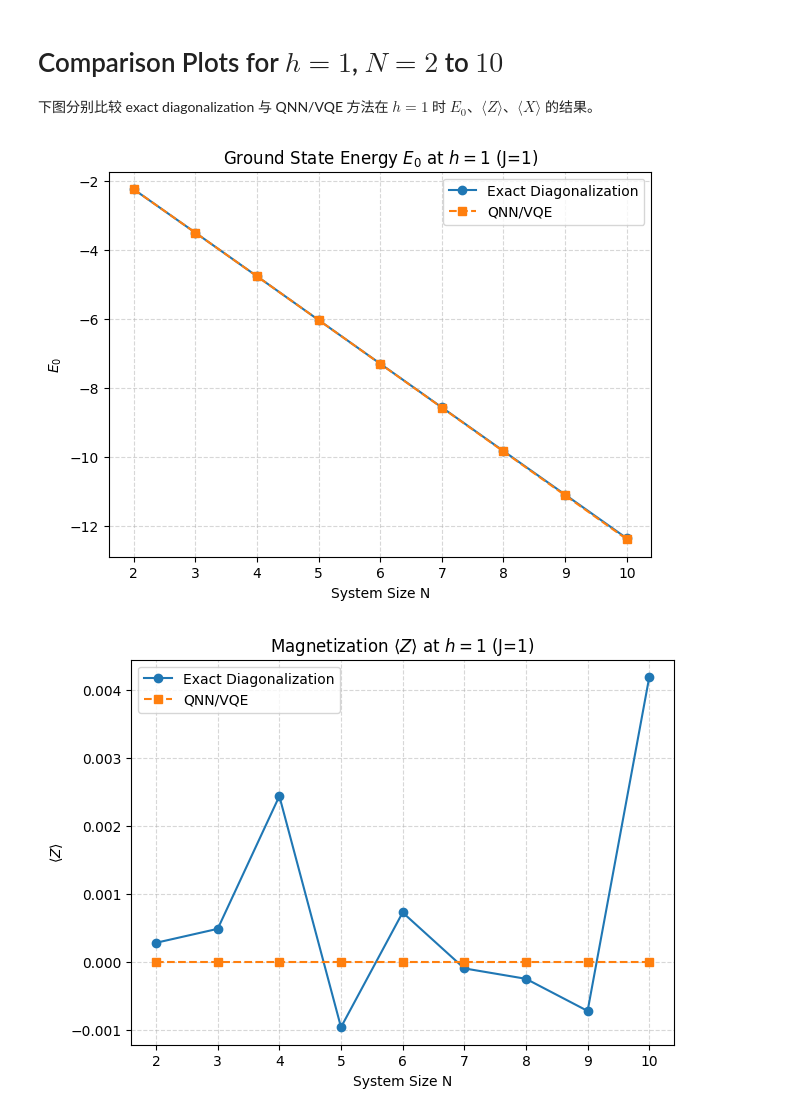
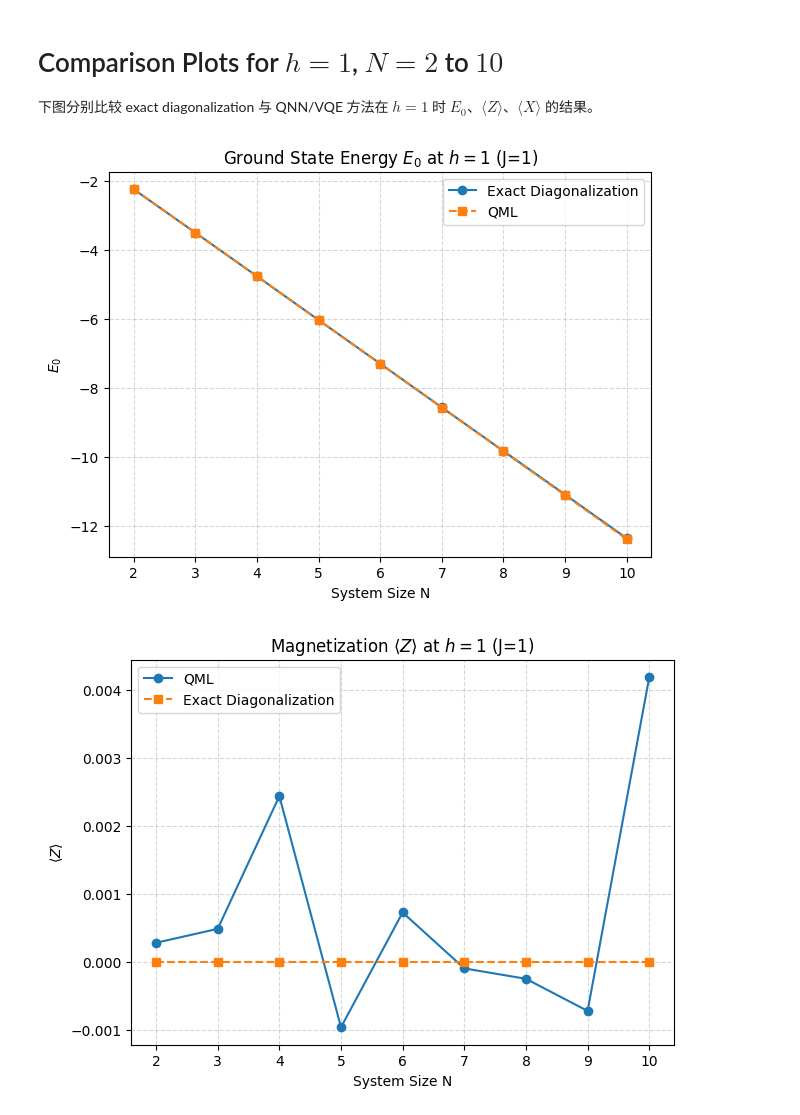
Before and after one commit to jindahe/quantum-many-body-by-QML, a Jupyter notebook: compare.ipynb, the cells around one changed output. Saved outputs shown, nothing was run; the diff lists cells and outputs as text; code cells hidden in the pictures.

```diff
--- a/compare.ipynb
+++ b/compare.ipynb
@@ -17,36 +17,36 @@ X_dia = np.array([0.894537, 0.842585, 0.811119, 0.788909, 0.773863, 0.761768, 0.
 E0_qnn = np.array([-2.236068, -3.493959, -4.758770, -6.026674, -7.296230, -8.566772, -9.837951, -11.109566, -12.381490])
 Z_qnn = np.array([0.000000, -0.000000, -0.000000, 0.000000, -0.000000, -0.000000, 0.000000, 0.000000, -0.000000])
 X_qnn = np.array([0.894427, 0.842363, 0.810095, 0.787732, 0.771145, 0.758264, 0.747924, 0.739408, 0.732255])
 
 plt.figure(figsize=(7,5))
 plt.plot(N_list, E0_dia, 'o-', label='Exact Diagonalization')
-plt.plot(N_list, E0_qnn, 's--', label='QNN/VQE')
+plt.plot(N_list, E0_qnn, 's--', label='QML')
 plt.xlabel('System Size N')
 plt.ylabel(r'$E_0$')
 plt.title(r'Ground State Energy $E_0$ at $h=1$ (J=1)')
 plt.legend()
 plt.grid(True, ls='--', alpha=0.5)
 plt.show()
 
 plt.figure(figsize=(7,5))
-plt.plot(N_list, Z_dia, 'o-', label='Exact Diagonalization')
-plt.plot(N_list, Z_qnn, 's--', label='QNN/VQE')
+plt.plot(N_list, Z_dia, 'o-', label='QML')
+plt.plot(N_list, Z_qnn, 's--', label='Exact Diagonalization')
 plt.xlabel('System Size N')
 plt.ylabel(r'$\langle Z \rangle$')
 plt.title(r'Magnetization $\langle Z \rangle$ at $h=1$ (J=1)')
 plt.legend()
 plt.grid(True, ls='--', alpha=0.5)
 plt.show()
 
 plt.figure(figsize=(7,5))
 plt.plot(N_list, X_dia, 'o-', label='Exact Diagonalization')
-plt.plot(N_list, X_qnn, 's--', label='QNN/VQE')
+plt.plot(N_list, X_qnn, 's--', label='QML')
 plt.xlabel('System Size N')
 plt.ylabel(r'$\langle X \rangle$')
 plt.title(r'Magnetization $\langle X \rangle$ at $h=1$ (J=1)')
 plt.legend()
 plt.grid(True, ls='--', alpha=0.5)
 plt.show()
 # %% [output]
-[figure, old version]
+[figure, new version]
-[figure, old version]
+[figure, new version]
```
Also changed, not shown: parts of 1 cell of this notebook.
